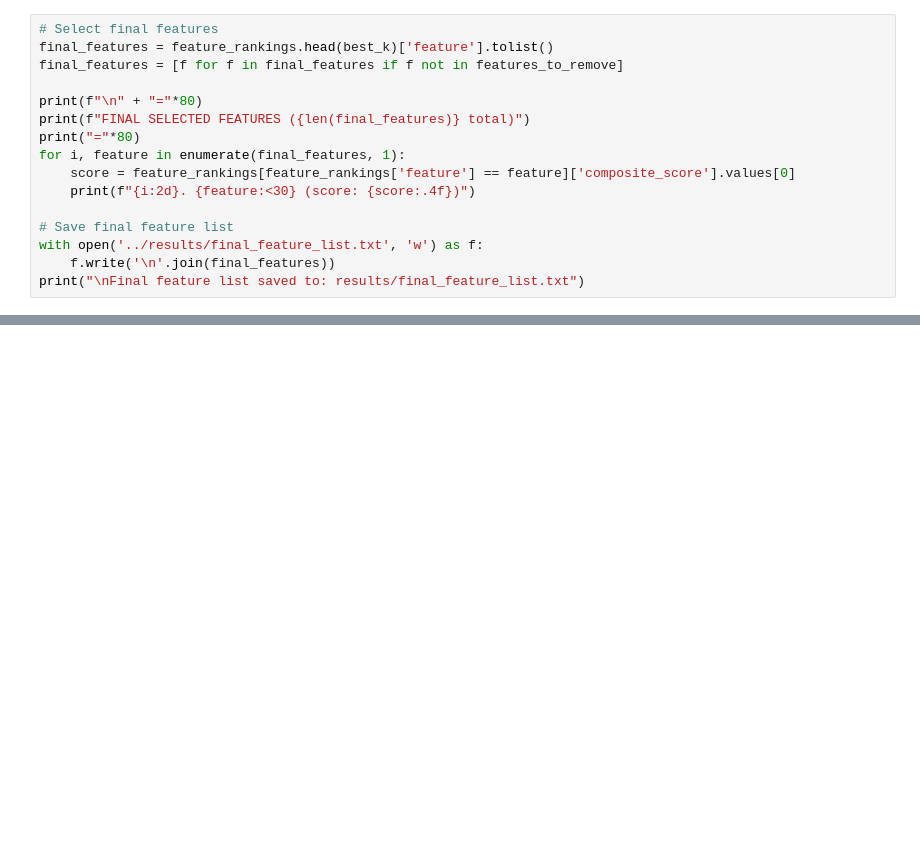
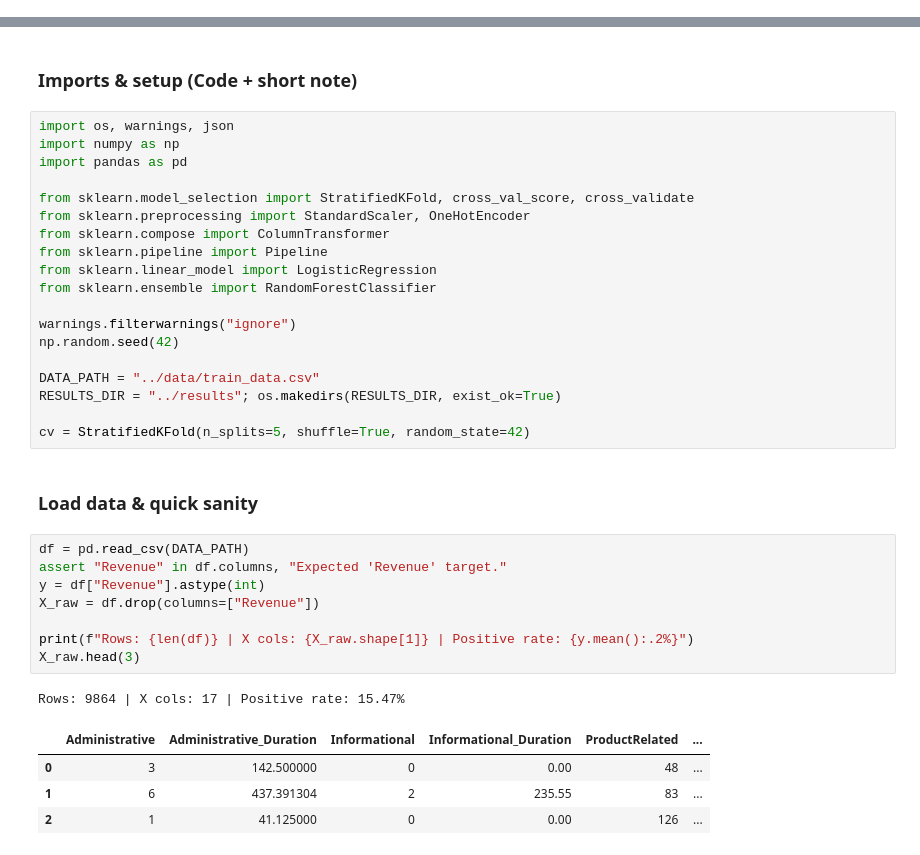
Before and after one commit to ohm1129/MSE_226_FP, a Jupyter notebook: models/feature_engineering.ipynb, the cells around one changed output, grey strips where cells are left out. Drawn from its saved outputs; the diff is of its cells as text; blank space fills up the shorter version.

Commit message:
full pipeline

```diff
--- a/models/feature_engineering.ipynb
+++ b/models/feature_engineering.ipynb
@@ -560,16 +0,0 @@ Plot saved to: results/feature_selection_curve.png
-# %%
-# Select final features
-final_features = feature_rankings.head(best_k)['feature'].tolist()
-final_features = [f for f in final_features if f not in features_to_remove]
-
-print(f"\n" + "="*80)
-print(f"FINAL SELECTED FEATURES ({len(final_features)} total)")
-print("="*80)
-for i, feature in enumerate(final_features, 1):
-    score = feature_rankings[feature_rankings['feature'] == feature]['composite_score'].values[0]
-    print(f"{i:2d}. {feature:<30} (score: {score:.4f})")
-
-# Save final feature list
-with open('../results/final_feature_list.txt', 'w') as f:
-    f.write('\n'.join(final_features))
-print("\nFinal feature list saved to: results/final_feature_list.txt")
@@ -723,0 +12,37 @@ jupyter notebook models/model_selection.ipynb
+# %% [markdown]
+### Imports & setup (Code + short note)
+# %%
+import os, warnings, json
+import numpy as np
+import pandas as pd
+
+from sklearn.model_selection import StratifiedKFold, cross_val_score, cross_validate
+from sklearn.preprocessing import StandardScaler, OneHotEncoder
+from sklearn.compose import ColumnTransformer
+from sklearn.pipeline import Pipeline
+from sklearn.linear_model import LogisticRegression
+from sklearn.ensemble import RandomForestClassifier
+
+warnings.filterwarnings("ignore")
+np.random.seed(42)
+
+DATA_PATH = "../data/train_data.csv"
+RESULTS_DIR = "../results"; os.makedirs(RESULTS_DIR, exist_ok=True)
+
+cv = StratifiedKFold(n_splits=5, shuffle=True, random_state=42)
+# %% [markdown]
+### Load data & quick sanity
+# %%
+df = pd.read_csv(DATA_PATH)
+assert "Revenue" in df.columns, "Expected 'Revenue' target."
+y = df["Revenue"].astype(int)
+X_raw = df.drop(columns=["Revenue"])
+
+print(f"Rows: {len(df)} | X cols: {X_raw.shape[1]} | Positive rate: {y.mean():.2%}")
+X_raw.head(3)
+# %% [output]
+Rows: 9864 | X cols: 17 | Positive rate: 15.47%
+|  | Administrative | Administrative_Duration | Informational | Informational_Duration | ProductRelated | ... |
+| 0 | 3 | 142.500000 | 0 | 0.00 | 48 | ... |
+| 1 | 6 | 437.391304 | 2 | 235.55 | 83 | ... |
+| 2 | 1 | 41.125000 | 0 | 0.00 | 126 | ... |
```
Also changed, not shown: parts of 63 cells of this notebook, 7 other files.
